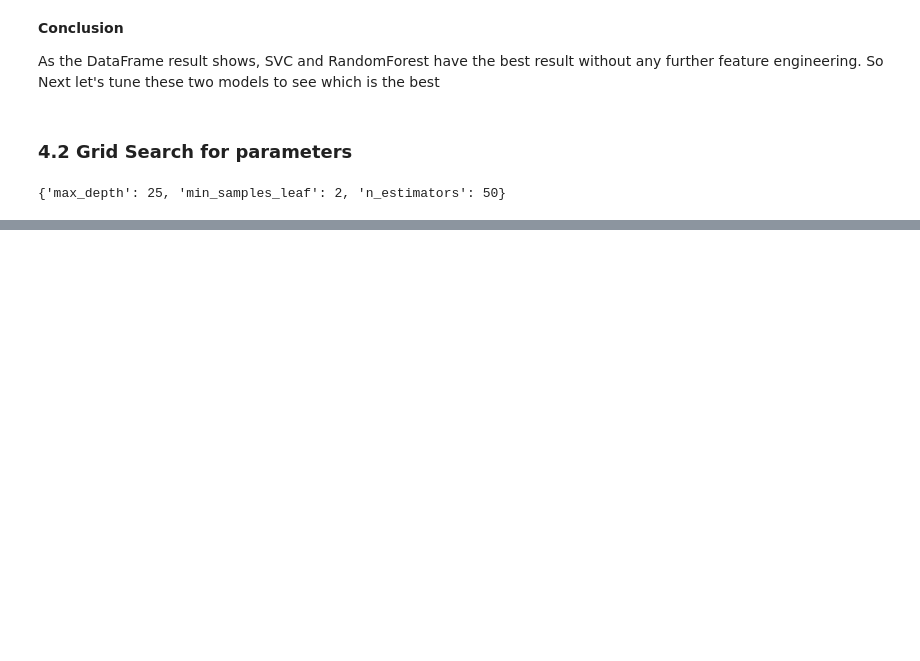
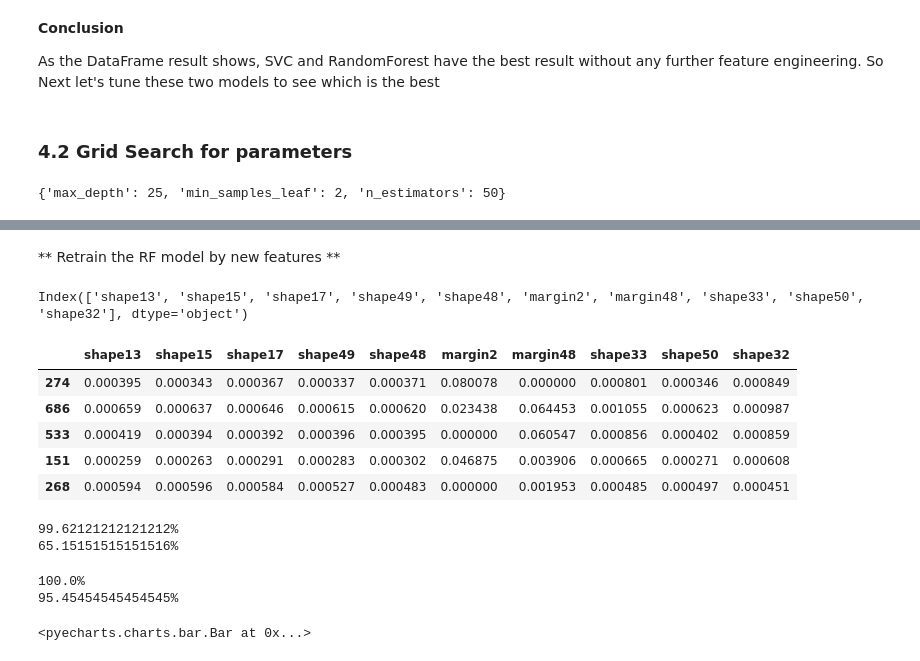
Before and after one commit to dangspin/Kaggle, a Jupyter notebook: LeafClassifier/MyLeaf.ipynb, the cells around one changed output, grey strips where cells are left out. Drawn from its saved outputs; the diff is of its cells as text; code cells hidden in the pictures; blank space fills up the shorter version.

```diff
--- a/LeafClassifier/MyLeaf.ipynb
+++ b/LeafClassifier/MyLeaf.ipynb
@@ -289,0 +385,68 @@ print (acc)
+# %% [markdown]
+** Retrain the RF model by new features **
+# %%
+few_col = X_train.columns[indices[-10:]]
+# %%
+few_col
+# %% [output]
+Index(['shape13', 'shape15', 'shape17', 'shape49', 'shape48', 'margin2', 'margin48', 'shape33', 'shape50', 'shape32'], dtype='object')
+# %%
+X_train_few = X_train[few_col]
+X_test_few = X_test[few_col]
+
+X_train_few.head()
+# %% [output]
+|  | shape13 | shape15 | shape17 | shape49 | shape48 | margin2 | margin48 | shape33 | shape50 | shape32 |
+| 274 | 0.000395 | 0.000343 | 0.000367 | 0.000337 | 0.000371 | 0.080078 | 0.000000 | 0.000801 | 0.000346 | 0.000849 |
+| 686 | 0.000659 | 0.000637 | 0.000646 | 0.000615 | 0.000620 | 0.023438 | 0.064453 | 0.001055 | 0.000623 | 0.000987 |
+| 533 | 0.000419 | 0.000394 | 0.000392 | 0.000396 | 0.000395 | 0.000000 | 0.060547 | 0.000856 | 0.000402 | 0.000859 |
+| 151 | 0.000259 | 0.000263 | 0.000291 | 0.000283 | 0.000302 | 0.046875 | 0.003906 | 0.000665 | 0.000271 | 0.000608 |
+| 268 | 0.000594 | 0.000596 | 0.000584 | 0.000527 | 0.000483 | 0.000000 | 0.001953 | 0.000485 | 0.000497 | 0.000451 |
+# %%
+## Result with fewer features
+
+RFC = RandomForestClassifier(n_estimators=80, criterion='entropy',max_features='sqrt', max_depth = 20, min_samples_leaf= 2)
+RFC.fit(X_train_few, Y_train)
+
+name = RFC.__class__.__name__
+
+train_predictions = RFC.predict(X_test_few)
+acc_train1 = accuracy_score(Y_train, RFC.predict(X_train_few))
+acc1 = accuracy_score(Y_test, train_predictions)
+
+print (str(acc_train1*100)+'%')
+print (str(acc1*100)+'%')
+# %% [output]
+99.62121212121212%
+65.15151515151516%
+# %%
+## Result without any feature reduction
+
+RFC = RandomForestClassifier(n_estimators=80, criterion='entropy',max_features='sqrt', max_depth = 20, min_samples_leaf= 2)
+RFC.fit(X_train, Y_train)
+
+
+train_predictions = RFC.predict(X_test)
+acc_train2 = accuracy_score(Y_train, RFC.predict(X_train))
+acc2 = accuracy_score(Y_test, train_predictions)
+
+print (str(acc_train2*100)+'%')
+print (str(acc2*100)+'%')
+# %% [output]
+100.0%
+95.45454545454545%
+# %%
+from pyecharts import Bar
+
+attr = ['fewer feature', 'full feature']
+
+v1 = [acc_train1, acc_train2]
+v2 = [acc1, acc2]
+
+bar = Bar("Feature selection")
+bar.add("Train",attr, v1, is_stack = False)
+bar.add("Test", attr, v2, is_stack = False)
+
+bar
+# %% [output]
+<pyecharts.charts.bar.Bar at 0x...>
```
Also changed, not shown: parts of 14 cells of this notebook.
